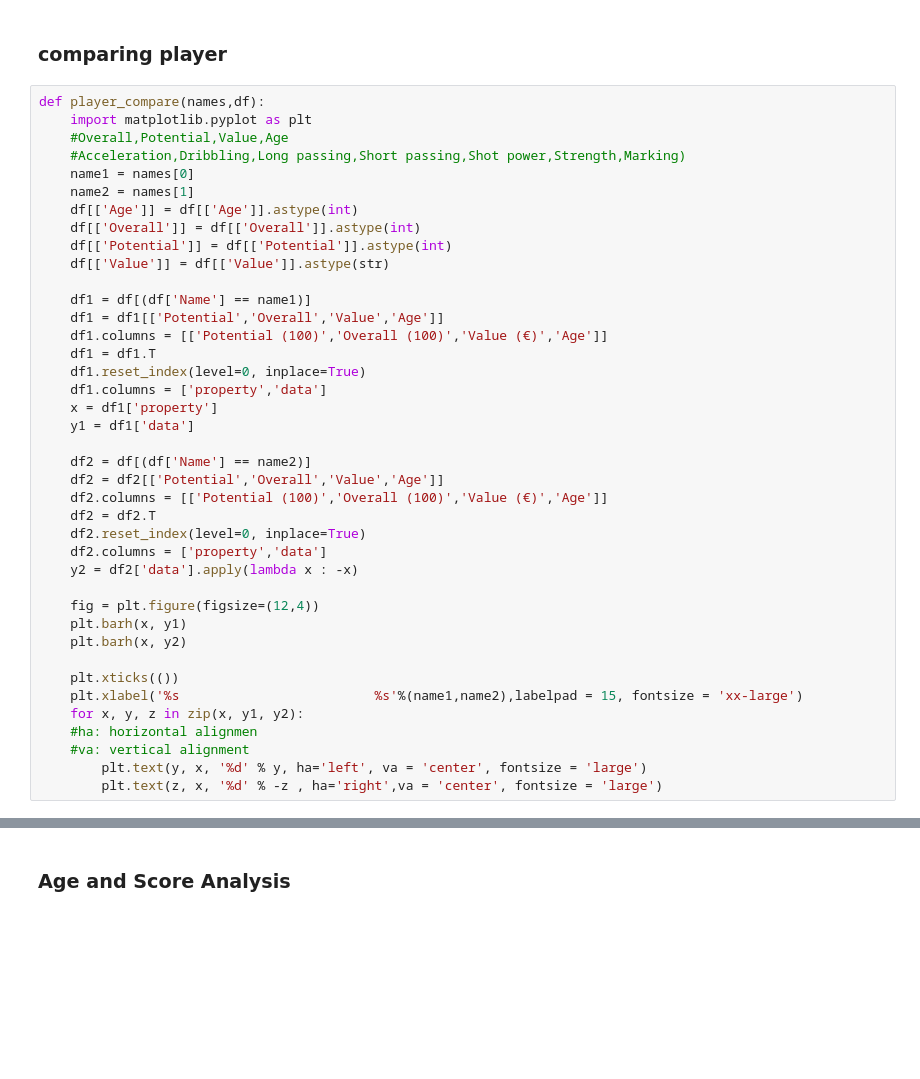
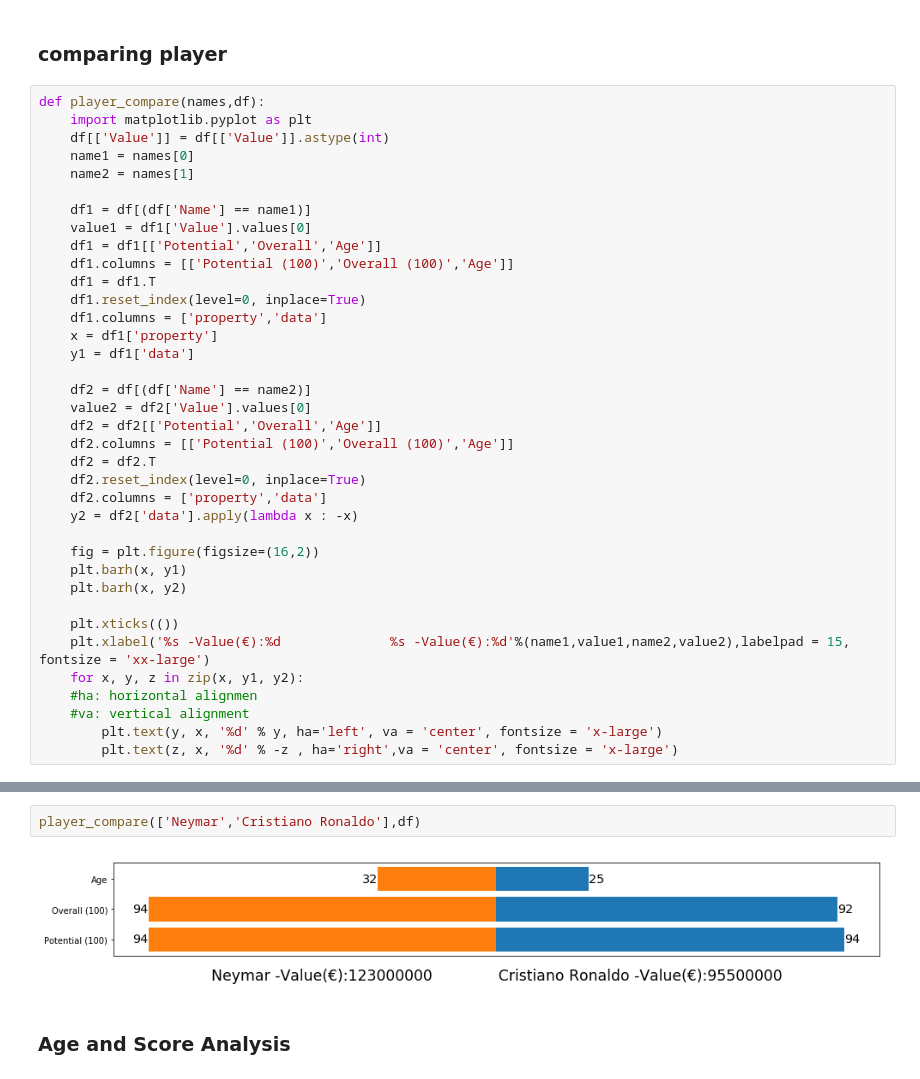
Before and after one commit to YahanCU/Football-analytics-project, a Jupyter notebook: Project for soccer game.ipynb, the cells around one changed output, grey strips where cells are left out. Drawn from its saved outputs; the diff is of its cells as text; blank space fills up the shorter version.

Commit message:
modified compare function

```diff
--- a/Project for soccer game.ipynb
+++ b/Project for soccer game.ipynb
@@ -47,18 +47,14 @@ Choose the formation you want to know433
 # %%
 def player_compare(names,df):
     import matplotlib.pyplot as plt
-    #Overall,Potential,Value,Age
-    #Acceleration,Dribbling,Long passing,Short passing,Shot power,Strength,Marking)
+    df[['Value']] = df[['Value']].astype(int)
     name1 = names[0]
     name2 = names[1]
-    df[['Age']] = df[['Age']].astype(int)
-    df[['Overall']] = df[['Overall']].astype(int)
-    df[['Potential']] = df[['Potential']].astype(int)
-    df[['Value']] = df[['Value']].astype(str)
 
     df1 = df[(df['Name'] == name1)]
-    df1 = df1[['Potential','Overall','Value','Age']]
-    df1.columns = [['Potential (100)','Overall (100)','Value (€)','Age']]
+    value1 = df1['Value'].values[0]
+    df1 = df1[['Potential','Overall','Age']]
+    df1.columns = [['Potential (100)','Overall (100)','Age']]
     df1 = df1.T
     df1.reset_index(level=0, inplace=True)
     df1.columns = ['property','data']
@@ -66,21 +62,22 @@ def player_compare(names,df):
     y1 = df1['data']
 
     df2 = df[(df['Name'] == name2)]
-    df2 = df2[['Potential','Overall','Value','Age']]
-    df2.columns = [['Potential (100)','Overall (100)','Value (€)','Age']]
+    value2 = df2['Value'].values[0]
+    df2 = df2[['Potential','Overall','Age']]
+    df2.columns = [['Potential (100)','Overall (100)','Age']]
     df2 = df2.T
     df2.reset_index(level=0, inplace=True)
     df2.columns = ['property','data']
     y2 = df2['data'].apply(lambda x : -x)
 
-    fig = plt.figure(figsize=(12,4))
+    fig = plt.figure(figsize=(16,2))
     plt.barh(x, y1)
     plt.barh(x, y2)
 
     plt.xticks(())
-    plt.xlabel('%s                         %s'%(name1,name2),labelpad = 15, fontsize = 'xx-large')
+    plt.xlabel('%s -Value(€):%d              %s -Value(€):%d'%(name1,value1,name2,value2),labelpad = 15, fontsize = 'xx-large')
     for x, y, z in zip(x, y1, y2):
     #ha: horizontal alignmen
     #va: vertical alignment
-        plt.text(y, x, '%d' % y, ha='left', va = 'center', fontsize = 'large')
-        plt.text(z, x, '%d' % -z , ha='right',va = 'center', fontsize = 'large')
+        plt.text(y, x, '%d' % y, ha='left', va = 'center', fontsize = 'x-large')
+        plt.text(z, x, '%d' % -z , ha='right',va = 'center', fontsize = 'x-large')
@@ -89,3 +84,7 @@ def player_compare(names,df):
+# %%
+player_compare(['Neymar','Cristiano Ronaldo'],df)
+# %% [output]
+[figure, added]
 # %% [markdown]
 ### Age and Score Analysis
 # %%
```
Also changed, not shown: parts of 1 cell of this notebook.
